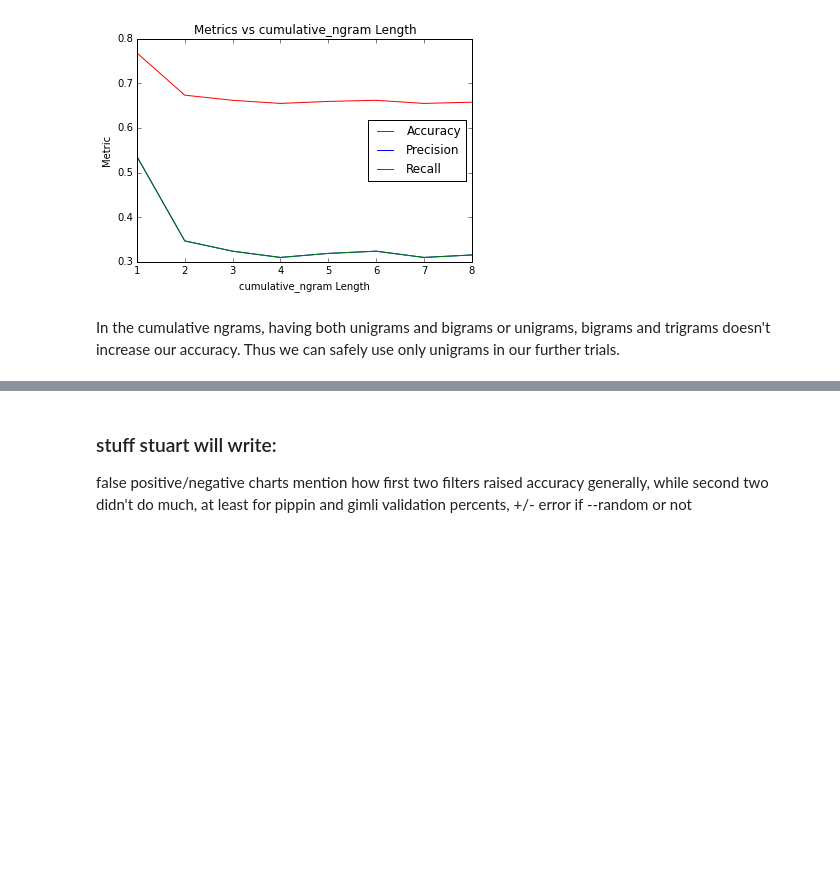
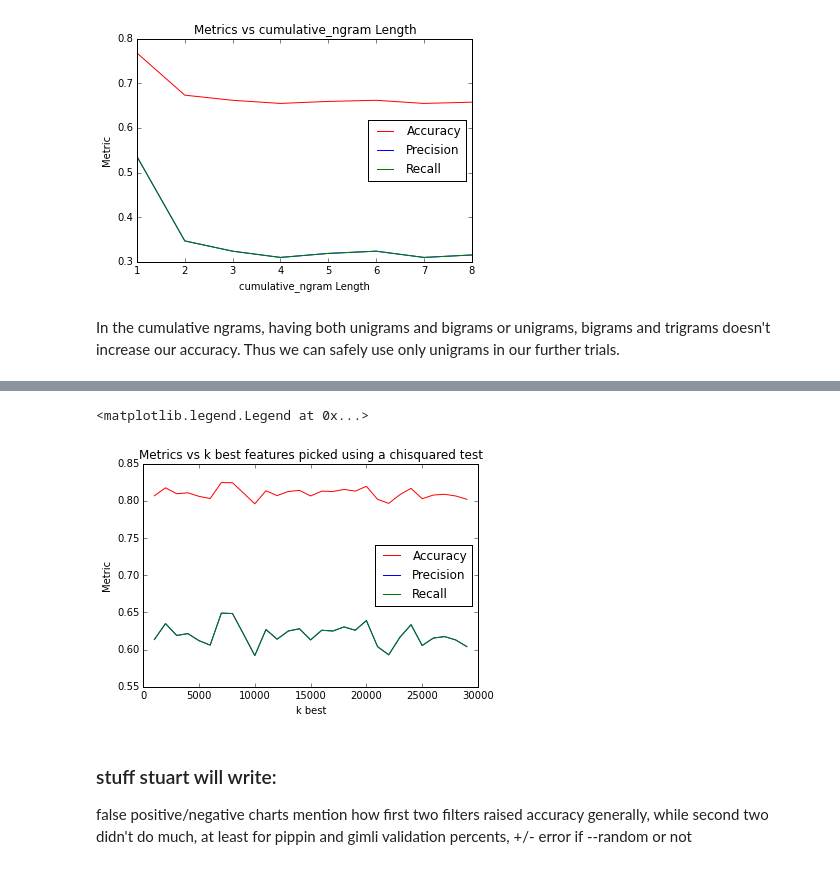
Before and after one commit to zafarali/598-assignment2-NLP, a Jupyter notebook: REPORT.ipynb, the cells around one changed output, grey strips where cells are left out. Cells and saved outputs as stored; diff of their text form; code cells hidden in the pictures; blank space fills up the shorter version.

```diff
--- a/REPORT.ipynb
+++ b/REPORT.ipynb
@@ -204,3 +207,15 @@ plt.show()
+# %%
+data = pd.read_csv('./performance_test/performance_testchi2_1111.csv').values
+plt.plot(data[:,0], data[:,1], 'r', label='Accuracy')
+plt.plot(data[:,0], data[:,2], 'b', label='Precision')
+plt.plot(data[:,0], data[:,3], 'g', label='Recall')
+plt.xlabel('k best')
+plt.ylabel('Metric')
+plt.title('Metrics vs k best features picked using a chisquared test')
+plt.legend(loc='best')
+# %% [output]
+<matplotlib.legend.Legend at 0x...>
+[figure, added]
 # %% [markdown]
 
 ### stuff stuart will write:
```
Also changed, not shown: parts of 2 cells of this notebook.
